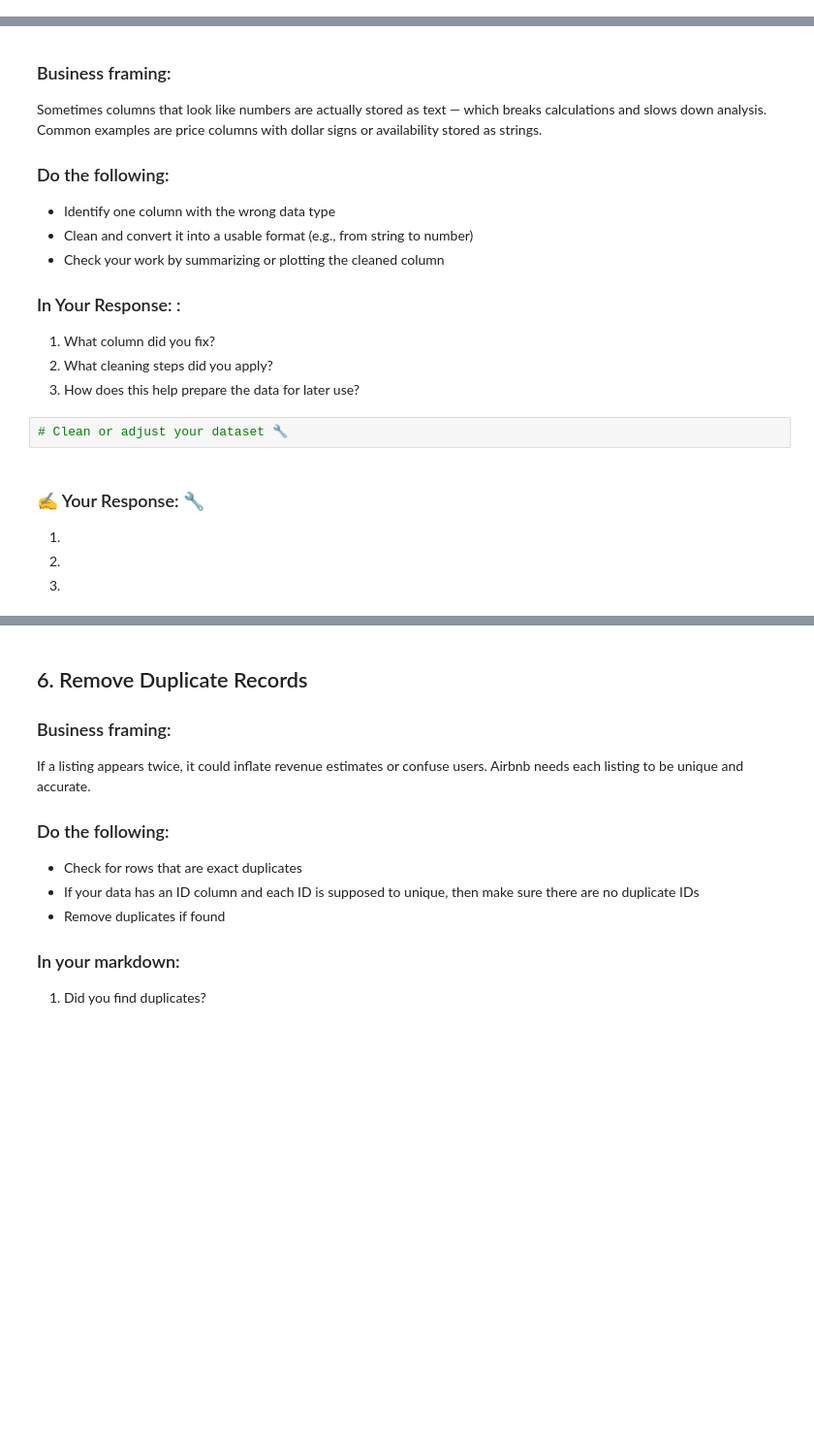
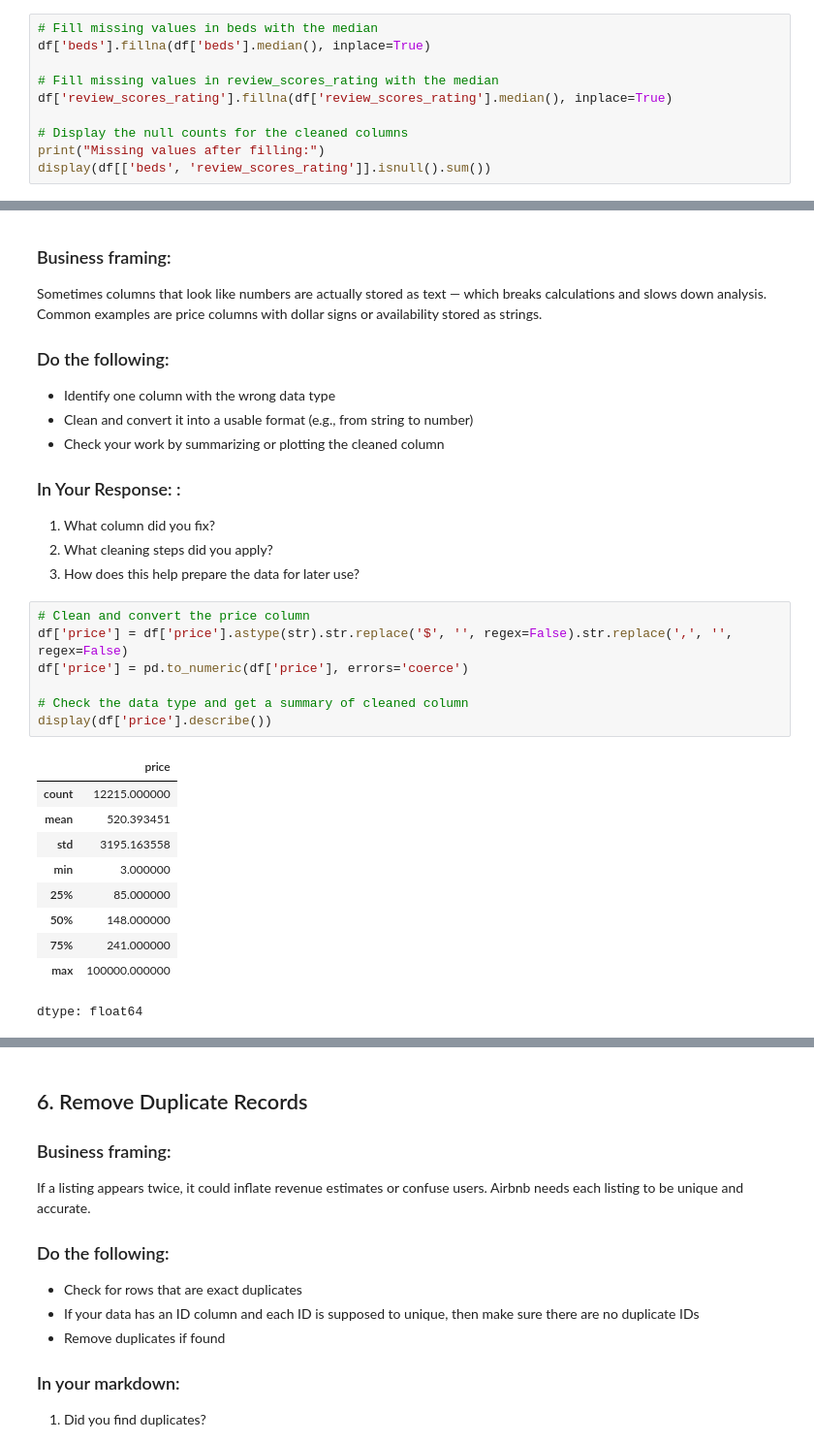
Before and after one commit to thornton330j/IS-4487, a Jupyter notebook: Assignments/assignment_06_ThorntonJackson.ipynb, the cells around one changed output, grey strips where cells are left out. Shown at 97% size. Drawn from its saved outputs; the diff is of its cells as text; blank space fills up the shorter version.

```diff
--- a/Assignments/assignment_06_ThorntonJackson.ipynb
+++ b/Assignments/assignment_06_ThorntonJackson.ipynb
@@ -129,0 +195,10 @@ Let’s say your manager wants to see a map of listings with prices and review s
+# %%
+# Fill missing values in beds with the median
+df['beds'].fillna(df['beds'].median(), inplace=True)
+
+# Fill missing values in review_scores_rating with the median
+df['review_scores_rating'].fillna(df['review_scores_rating'].median(), inplace=True)
+
+# Display the null counts for the cleaned columns
+print("Missing values after filling:")
+display(df[['beds', 'review_scores_rating']].isnull().sum())
@@ -143,12 +243,21 @@ Sometimes columns that look like numbers are actually stored as text — which b
 1. What column did you fix?
 2. What cleaning steps did you apply?
 3. How does this help prepare the data for later use?
-# %%
-# Clean or adjust your dataset 🔧
-# %% [markdown]
-### ✍️ Your Response: 🔧
-1.
-
-2.
-
-3.
+# %%
+# Clean and convert the price column
+df['price'] = df['price'].astype(str).str.replace('$', '', regex=False).str.replace(',', '', regex=False)
+df['price'] = pd.to_numeric(df['price'], errors='coerce')
+
+# Check the data type and get a summary of cleaned column
+display(df['price'].describe())
+# %% [output]
+|  | price |
+| count | 12215.000000 |
+| mean | 520.393451 |
+| std | 3195.163558 |
+| min | 3.000000 |
+| 25% | 85.000000 |
+| 50% | 148.000000 |
+| 75% | 241.000000 |
+| max | 100000.000000 |
+dtype: float64
```
Also changed, not shown: parts of 25 cells of this notebook.
